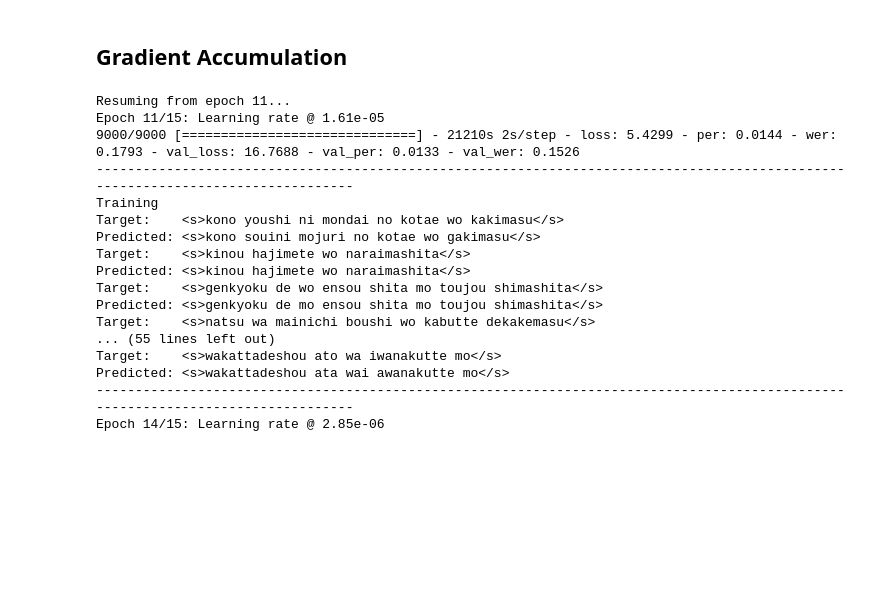
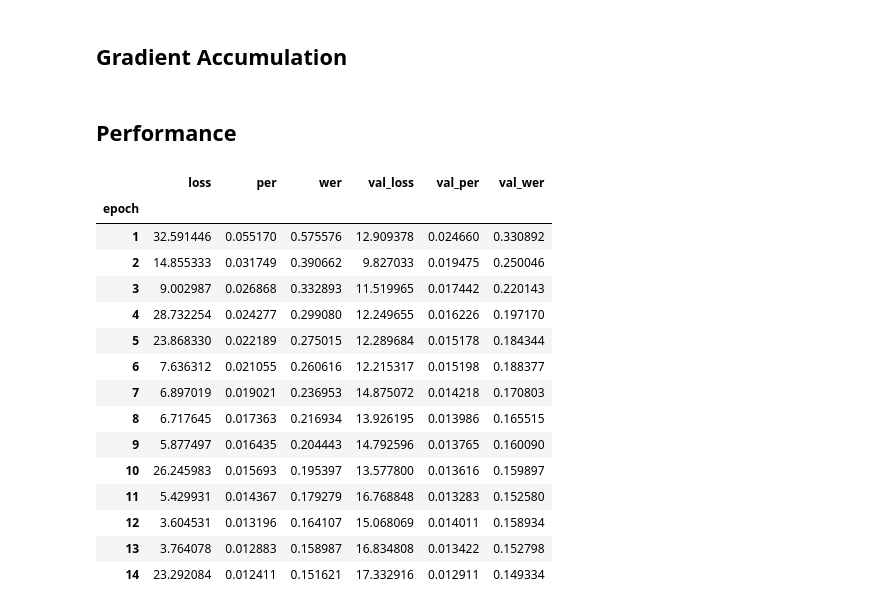
Before and after one commit to syalabi-seet/HoloMora, a Jupyter notebook: Wav2Vec2-mora.ipynb, the cells around one changed output. Drawn from its saved outputs; the diff is of its cells as text; code cells hidden in the pictures; blank space fills up the shorter version.

```diff
--- a/Wav2Vec2-mora.ipynb
+++ b/Wav2Vec2-mora.ipynb
@@ -550,20 +552,6 @@ class Trainer:
             with open(self.log_path, "a") as f:
                 f.write(columns)
 
-        # Checkpointing
-        self.ckpt_dir = f"{self.args.main_dir}/checkpoints_{int(self.args.n_samples/1000)}k"
-        self.ckpt = tf.train.Checkpoint(self.model)
-        self.ckpt_manager = tf.train.CheckpointManager(
-            checkpoint=self.ckpt, directory=self.ckpt_dir, max_to_keep=5)
-
-        if self.ckpt_manager.latest_checkpoint:
-            self.start_epoch = int(self.ckpt_manager.latest_checkpoint.split("-")[-1])
-            self.ckpt.restore(self.ckpt_manager.latest_checkpoint)
-            print(f"Resuming from epoch {self.start_epoch + 1}...")
-        else:
-            self.start_epoch = 0
-            print("Starting from epoch 1...")
-
     def decoder(self, labels, logits):
         labels = tf.where(labels < 0, x=0, y=labels)
         logits = tf.argmax(logits, axis=-1)
@@ -584,6 +572,20 @@ class Trainer:
         print("-" * 129)
 
     def fit(self):
+        # Checkpointing
+        self.ckpt_dir = f"{self.args.main_dir}/checkpoints_{int(self.args.n_samples/1000)}k"
+        self.ckpt = tf.train.Checkpoint(self.model)
+        self.ckpt_manager = tf.train.CheckpointManager(
+            checkpoint=self.ckpt, directory=self.ckpt_dir, max_to_keep=5)
+
+        if self.ckpt_manager.latest_checkpoint:
+            self.start_epoch = int(self.ckpt_manager.latest_checkpoint.split("-")[-1])
+            self.ckpt.restore(self.ckpt_manager.latest_checkpoint)
+            print(f"Resuming from epoch {self.start_epoch + 1}...")
+        else:
+            self.start_epoch = 0
+            print("Starting from epoch 1...")
+
         for epoch in range(self.start_epoch, self.args.epochs):
             print(f"Epoch {epoch+1}/{self.args.epochs}: Learning rate @ {self.optimizer.lr(epoch):.2e}")
             stateful_metrics = ["loss", "per", "wer", "val_loss", "val_per", "val_wer"]
@@ -650,22 +652,26 @@ class Trainer:
             save_path = f"{self.args.main_dir}/model_weights"
             self.model.save_weights(f"{save_path}/{self.model_name}_{epoch+1}.h5")
 
-Trainer(args).fit()
+# Trainer(args).fit()
-# %% [output]
-Resuming from epoch 11...
-Epoch 11/15: Learning rate @ 1.61e-05
-9000/9000 [==============================] - 21210s 2s/step - loss: 5.4299 - per: 0.0144 - wer: 0.1793 - val_loss: 16.7688 - val_per: 0.0133 - val_wer: 0.1526
----------------------------------------------------------------------------------------------------------------------------------
-Training
-Target:    <s>kono youshi ni mondai no kotae wo kakimasu</s>
-Predicted: <s>kono souini mojuri no kotae wo gakimasu</s>
-Target:    <s>kinou hajimete wo naraimashita</s>
-Predicted: <s>kinou hajimete wo naraimashita</s>
-Target:    <s>genkyoku de wo ensou shita mo toujou shimashita</s>
-Predicted: <s>genkyoku de mo ensou shita mo toujou shimashita</s>
-Target:    <s>natsu wa mainichi boushi wo kabutte dekakemasu</s>
-... (55 lines left out)
-Target:    <s>wakattadeshou ato wa iwanakutte mo</s>
-Predicted: <s>wakattadeshou ata wai awanakutte mo</s>
----------------------------------------------------------------------------------------------------------------------------------
-Epoch 14/15: Learning rate @ 2.85e-06
+# %% [markdown]
+## Performance
+# %%
+history = pd.read_csv("E:\Datasets\ASR-dataset\model_weights\model_40k.csv", index_col="epoch")
+history
+# %% [output]
+|  | loss | per | wer | val_loss | val_per | val_wer |
+| epoch |  |  |  |  |  |  |
+| 1 | 32.591446 | 0.055170 | 0.575576 | 12.909378 | 0.024660 | 0.330892 |
+| 2 | 14.855333 | 0.031749 | 0.390662 | 9.827033 | 0.019475 | 0.250046 |
+| 3 | 9.002987 | 0.026868 | 0.332893 | 11.519965 | 0.017442 | 0.220143 |
+| 4 | 28.732254 | 0.024277 | 0.299080 | 12.249655 | 0.016226 | 0.197170 |
+| 5 | 23.868330 | 0.022189 | 0.275015 | 12.289684 | 0.015178 | 0.184344 |
+| 6 | 7.636312 | 0.021055 | 0.260616 | 12.215317 | 0.015198 | 0.188377 |
+| 7 | 6.897019 | 0.019021 | 0.236953 | 14.875072 | 0.014218 | 0.170803 |
+| 8 | 6.717645 | 0.017363 | 0.216934 | 13.926195 | 0.013986 | 0.165515 |
+| 9 | 5.877497 | 0.016435 | 0.204443 | 14.792596 | 0.013765 | 0.160090 |
+| 10 | 26.245983 | 0.015693 | 0.195397 | 13.577800 | 0.013616 | 0.159897 |
+| 11 | 5.429931 | 0.014367 | 0.179279 | 16.768848 | 0.013283 | 0.152580 |
+| 12 | 3.604531 | 0.013196 | 0.164107 | 15.068069 | 0.014011 | 0.158934 |
+| 13 | 3.764078 | 0.012883 | 0.158987 | 16.834808 | 0.013422 | 0.152798 |
+| 14 | 23.292084 | 0.012411 | 0.151621 | 17.332916 | 0.012911 | 0.149334 |
```
Also changed, not shown: parts of 2 cells of this notebook, 3 other files.
